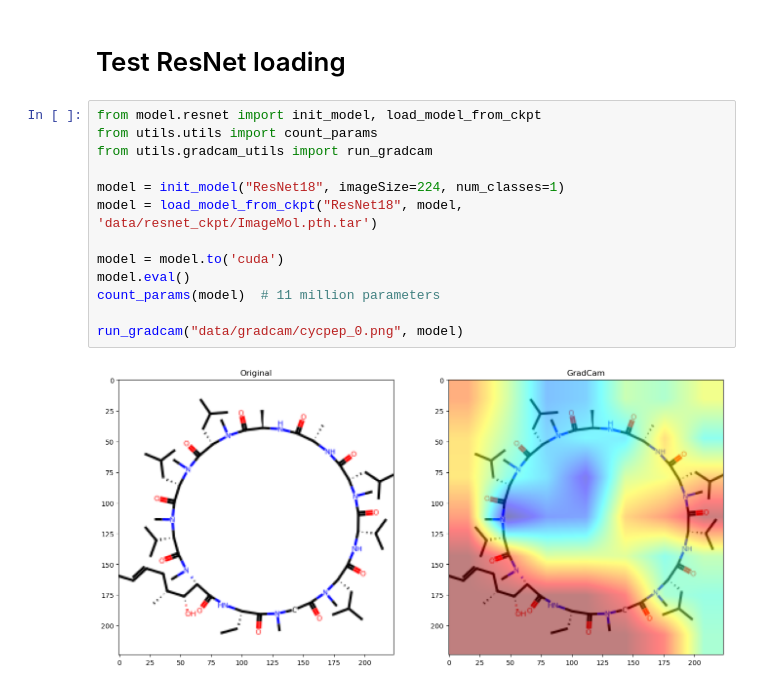
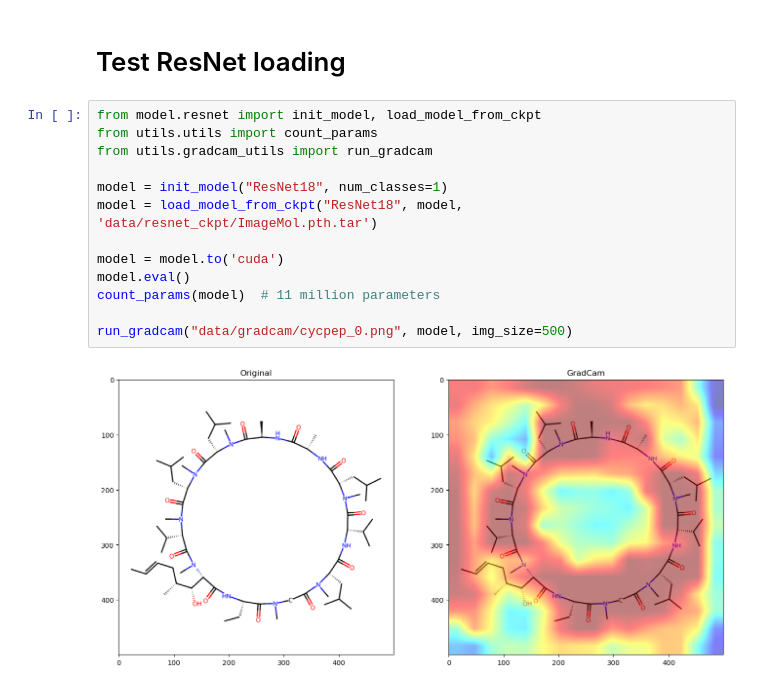
Before and after one commit to charlesxu90/cp2pred, a Jupyter notebook: 1.create_image_data.ipynb, the cells around one changed output. Cells and saved outputs as stored; diff of their text form.

```diff
--- a/1.create_image_data.ipynb
+++ b/1.create_image_data.ipynb
@@ -188,15 +188,15 @@ show_image(sample_augmented.smi_img, sample_augmented.score, ncol=5, nrow=4)
 # %%
 from model.resnet import init_model, load_model_from_ckpt
 from utils.utils import count_params
 from utils.gradcam_utils import run_gradcam
 
-model = init_model("ResNet18", imageSize=224, num_classes=1)
+model = init_model("ResNet18", num_classes=1)
 model = load_model_from_ckpt("ResNet18", model, 'data/resnet_ckpt/ImageMol.pth.tar')
 
 model = model.to('cuda')
 model.eval()
 count_params(model)  # 11 million parameters
 
-run_gradcam("data/gradcam/cycpep_0.png", model)
+run_gradcam("data/gradcam/cycpep_0.png", model, img_size=500)
 # %% [output]
-[figure, old version]
+[figure, new version]
```
Also changed, not shown: parts of 5 cells of this notebook, 9 other files.
